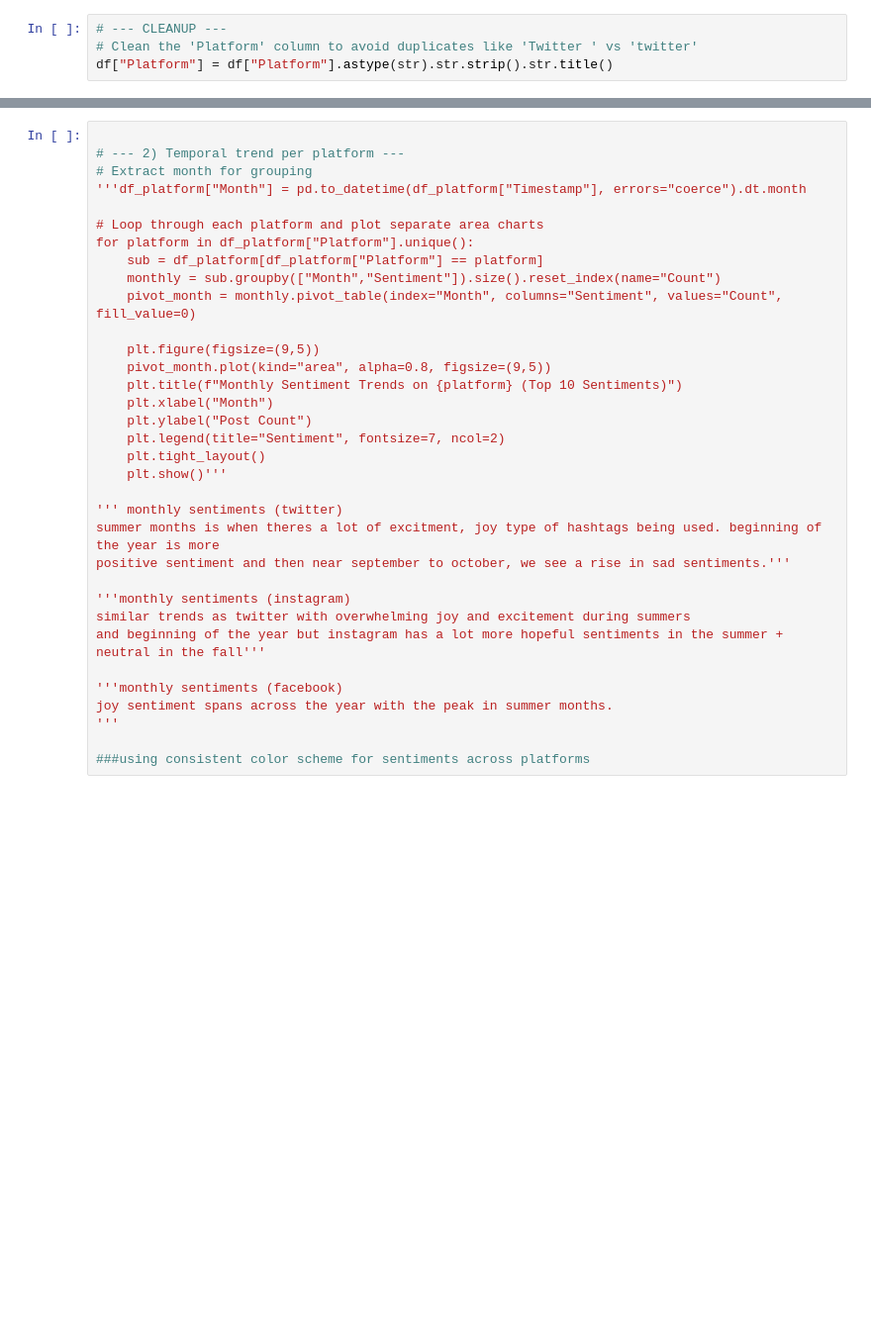
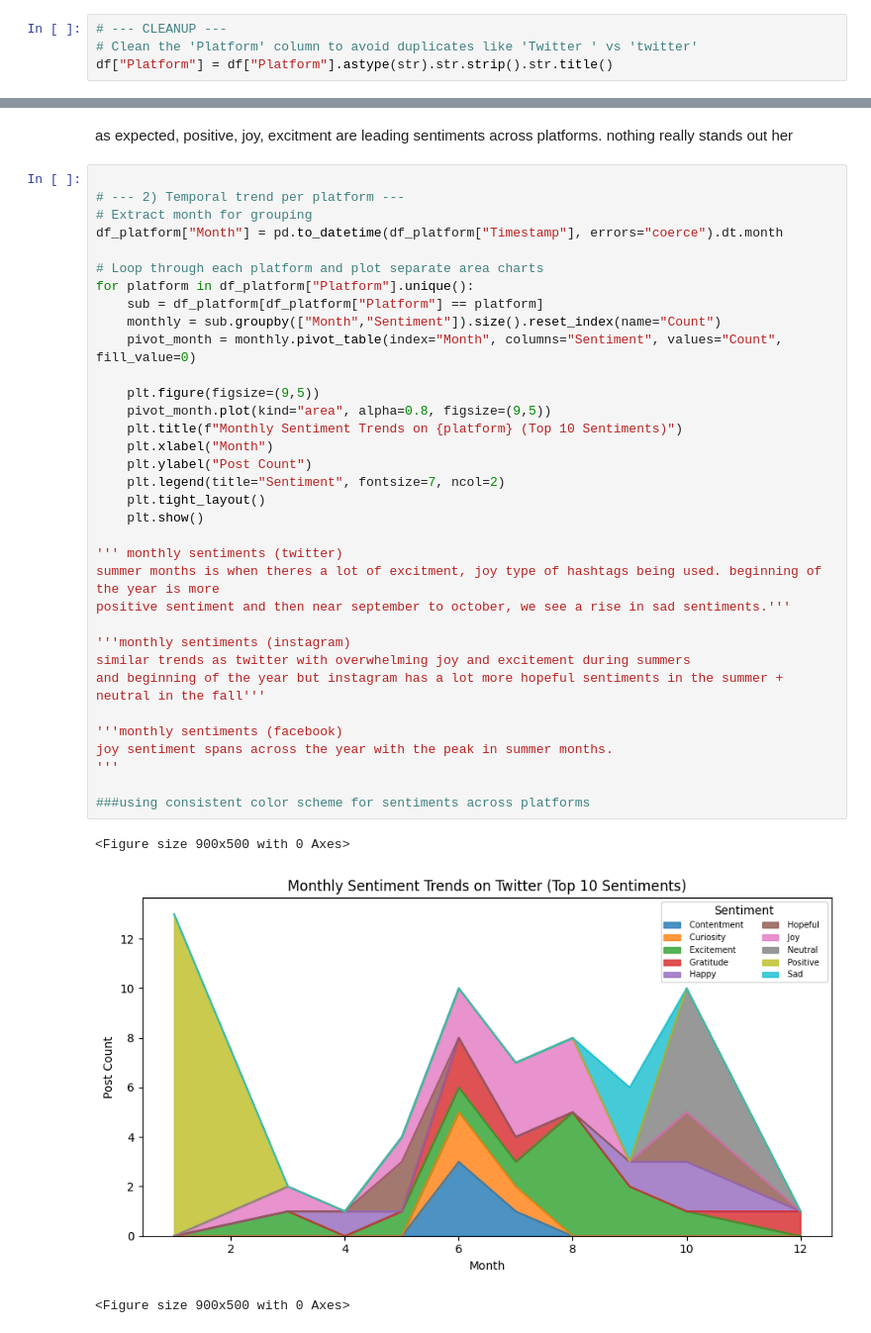
Before and after one commit to Eros-Carrasco/social-media-sentiment-insights, a Jupyter notebook: notebooks/TestEDA_Amy.ipynb, the cells around one changed output, grey strips where cells are left out. Shown at 99% size. Cells and saved outputs as stored; diff of their text form; blank space fills up the shorter version.

```diff
--- a/notebooks/TestEDA_Amy.ipynb
+++ b/notebooks/TestEDA_Amy.ipynb
@@ -146,34 +466,41 @@ nothing really stands out here'''
+# %% [markdown]
+as expected, positive, joy, excitment are leading sentiments across platforms.
+nothing really stands out her
 # %%
 
 # --- 2) Temporal trend per platform ---
 # Extract month for grouping
-'''df_platform["Month"] = pd.to_datetime(df_platform["Timestamp"], errors="coerce").dt.month
+df_platform["Month"] = pd.to_datetime(df_platform["Timestamp"], errors="coerce").dt.month
 
 # Loop through each platform and plot separate area charts
 for platform in df_platform["Platform"].unique():
     sub = df_platform[df_platform["Platform"] == platform]
     monthly = sub.groupby(["Month","Sentiment"]).size().reset_index(name="Count")
     pivot_month = monthly.pivot_table(index="Month", columns="Sentiment", values="Count", fill_value=0)
 
     plt.figure(figsize=(9,5))
     pivot_month.plot(kind="area", alpha=0.8, figsize=(9,5))
     plt.title(f"Monthly Sentiment Trends on {platform} (Top 10 Sentiments)")
     plt.xlabel("Month")
     plt.ylabel("Post Count")
     plt.legend(title="Sentiment", fontsize=7, ncol=2)
     plt.tight_layout()
-    plt.show()'''
+    plt.show()
 
 ''' monthly sentiments (twitter)
 summer months is when theres a lot of excitment, joy type of hashtags being used. beginning of the year is more
 positive sentiment and then near september to october, we see a rise in sad sentiments.'''
 
 '''monthly sentiments (instagram)
 similar trends as twitter with overwhelming joy and excitement during summers
 and beginning of the year but instagram has a lot more hopeful sentiments in the summer + neutral in the fall'''
 
 '''monthly sentiments (facebook)
 joy sentiment spans across the year with the peak in summer months.
 '''
 
 ###using consistent color scheme for sentiments across platforms
+# %% [output]
+<Figure size 900x500 with 0 Axes>
+[figure, added]
+<Figure size 900x500 with 0 Axes>
```
Also changed, not shown: parts of 25 cells of this notebook.
